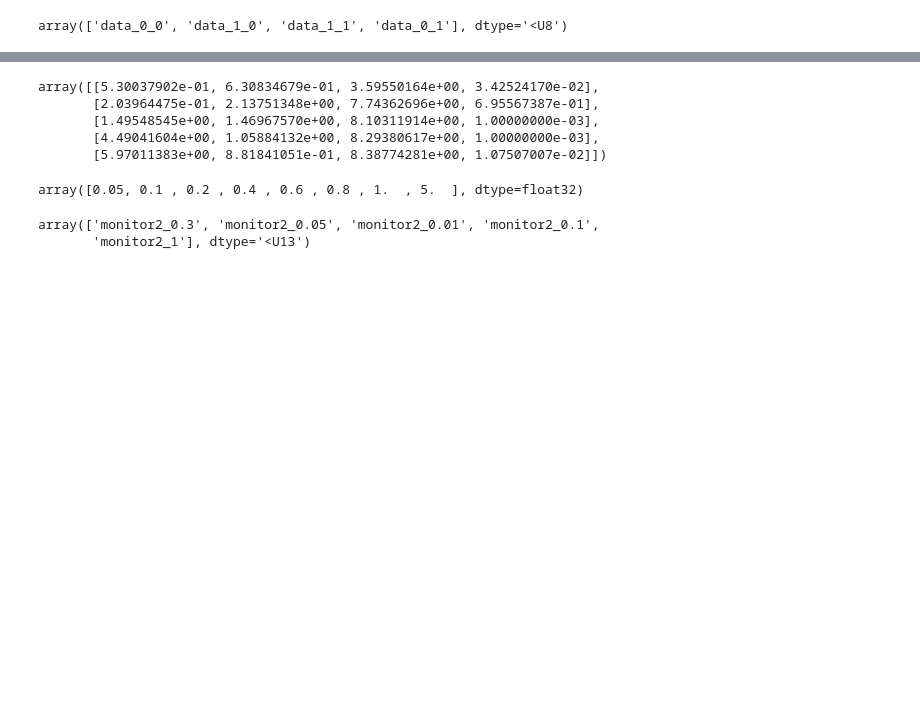
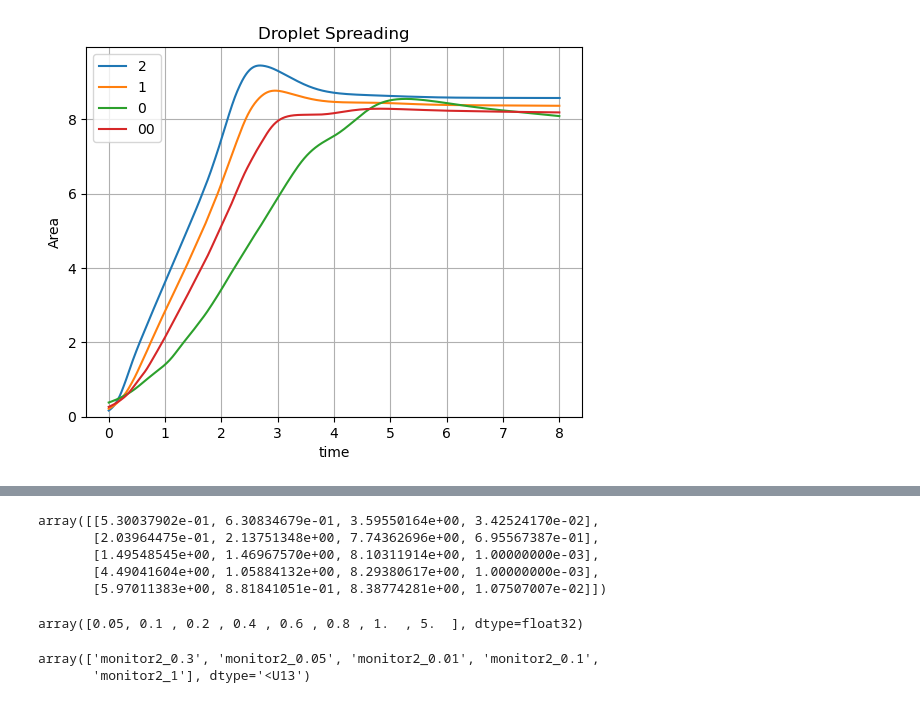
Before and after one commit to pmt58/Droplet_NGA2, a Jupyter notebook: data_analysis.ipynb, the cells around one changed output, grey strips where cells are left out. Cells and saved outputs as stored; diff of their text form; code cells hidden in the pictures; blank space fills up the shorter version.

```diff
--- a/data_analysis.ipynb
+++ b/data_analysis.ipynb
@@ -15,7 +15,7 @@ cst=0
 f_name=[""]
 f_id=[""]
 for temp in file_temp:
-    match=re.search("data_*",temp)
+    match=re.search("data3_*",temp)
     if match:
         f_name.append(temp)
         f_id.append(temp.split('_')[1])
@@ -25,35 +25,37 @@ for temp in file_temp:
 f_name=np.array(f_name[1:])#,dtype=np.str)
 f_id=np.array(f_id[1:],dtype=np.float32)
 f_sorted=np.sort(f_id)
 index=np.zeros(np.size(f_id)).astype('int32')
 f_name_sorted=np.empty(np.size(f_name),dtype='<U14')
 for i in range(np.size(f_id)):
     index[i]=np.where(f_id==f_sorted[i])[0][0].astype('int32')#,f_id)
     #f_name_sorted[i]=f_name[index[i]]
 n=np.size(f_id)
 fit_param=np.zeros([n,4])
 i=0
 for f in f_name:
     temp=pd.read_csv('./'+f+'/dropinfo',header=0,delimiter='\\s+')#,skiprows=1)
     data=temp[1:].astype('float32') # Drop first row and interpret data as floating point numbers.
     # === Plot Data === #
     xdata=data['Time'].to_numpy()
     ydata=np.pi*np.power(data['Wetted'].to_numpy(),2)
-    p=plt.plot(xdata,ydata,label=f.split('_')[1])
+    p=plt.plot(xdata,ydata,label=f.split('_')[3])
     # === Fit model === #
     #popt, pcov = curve_fit(powerlaw, data['Time'], np.pi*np.power(data['Wetted'],2),[1,0.5,1,8])
     popt, pcov = curve_fit(powerlaw, xdata, ydata,bounds=(10**-3,[10,10,10,2]))
     fit_param[i,:]=popt
-    p=plt.plot(xdata,powerlaw(xdata,popt[0],popt[1],popt[2],popt[3]),'--',color=p[0].get_color())
+    #p=plt.plot(xdata,powerlaw(xdata,popt[0],popt[1],popt[2],popt[3]),'--',color=p[0].get_color())
     i=i+1
 
 plt.ylim([0,np.pi*np.power(np.max(data['Wetted']),2)*1.2])
 plt.title('Droplet Spreading')
 plt.xlabel('time')
 plt.ylabel('Area')
 plt.legend()
 plt.grid()
 plt.show()
+# %% [output]
+[figure, added]
 # %%
 # K,n,Af,tau
 a=plt.plot(np.log10(f_id),fit_param[:,0]/np.max(fit_param[:,0]),'-o',label='K')
@@ -67,7 +69,3 @@ plt.legend()
 
 plt.grid()
 plt.show()
-# %%
-f_name
-# %% [output]
-array(['data_0_0', 'data_1_0', 'data_1_1', 'data_0_1'], dtype='<U8')
```
Also changed, not shown: parts of 3 cells of this notebook, 3 other files.
